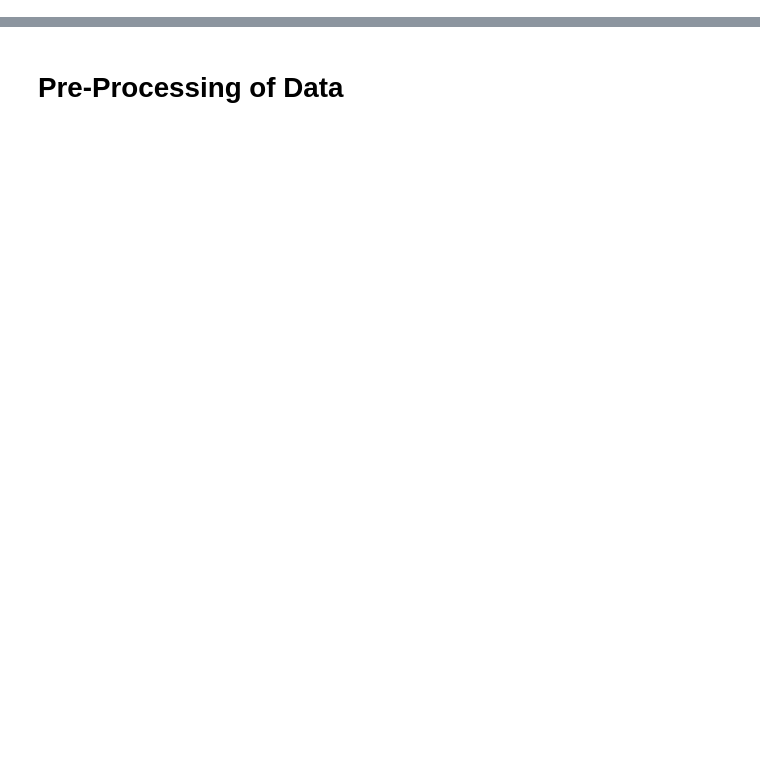
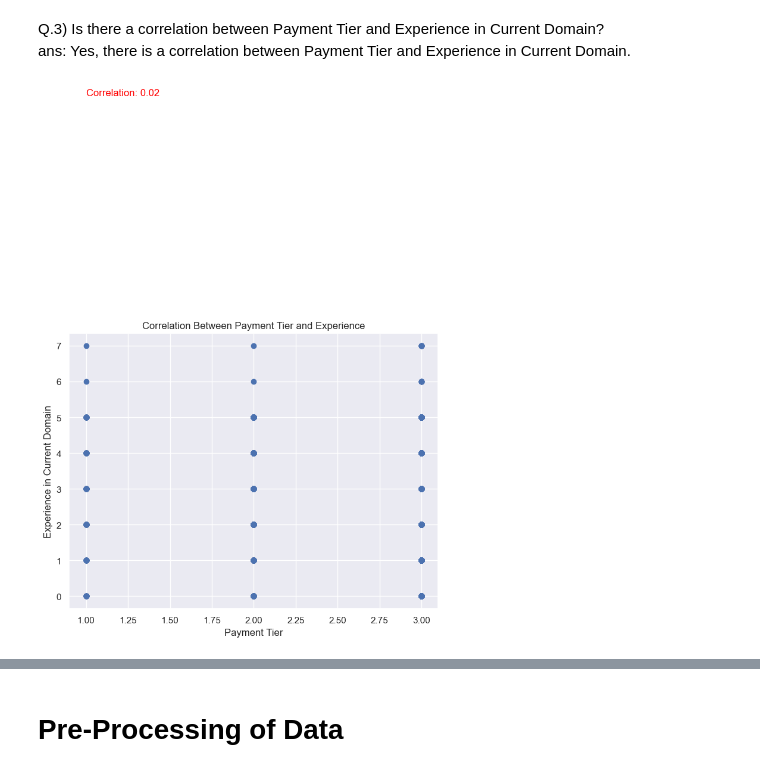
Before and after one commit to Hitstar53/AIML-Practicals, a Jupyter notebook: Exp7/exp7.ipynb, the cells around one changed output, grey strips where cells are left out. Cells and saved outputs as stored; diff of their text form; code cells hidden in the pictures; blank space fills up the shorter version.

```diff
--- a/Exp7/exp7.ipynb
+++ b/Exp7/exp7.ipynb
@@ -0,0 +52,15 @@
+# %% [markdown]
+Q.3) Is there a correlation between Payment Tier and Experience in Current Domain?
+ans: Yes, there is a correlation between Payment Tier and Experience in Current Domain.
+# %%
+# Calculate Pearson's correlation coefficient
+correlation = df['PaymentTier'].corr(df['ExperienceInCurrentDomain'])
+plt.figure(figsize=(8, 6))
+plt.scatter(df['PaymentTier'], df['ExperienceInCurrentDomain'])
+plt.title('Correlation Between Payment Tier and Experience')
+plt.xlabel('Payment Tier')
+plt.ylabel('Experience in Current Domain')
+plt.text(1, 14, f'Correlation: {correlation:.2f}', fontsize=12, color='red')
+plt.show()
+# %% [output]
+[figure, added]
```
Also changed, not shown: parts of 19 cells of this notebook.
